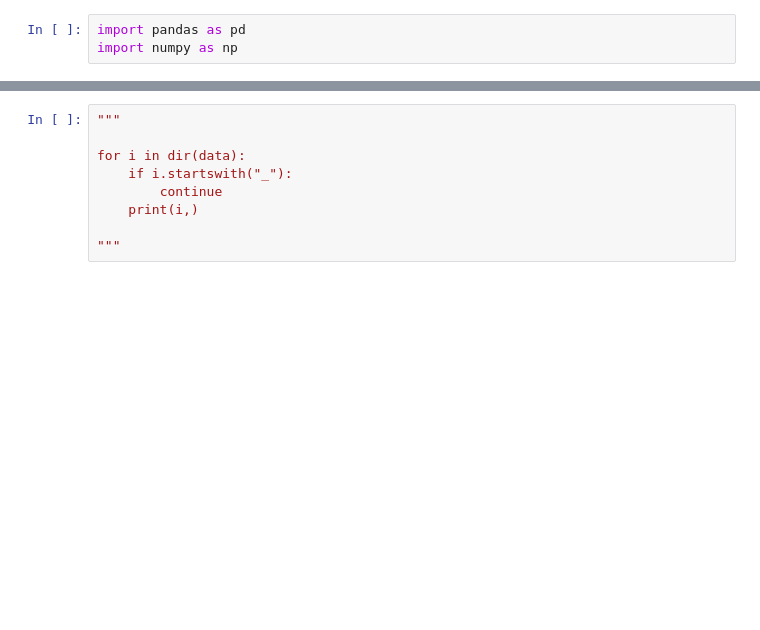
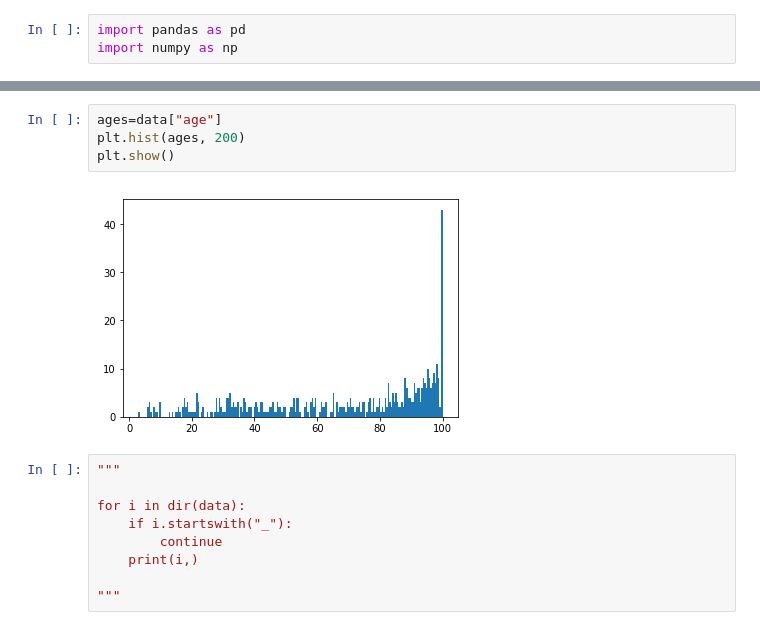
Before and after one commit to AarmonTech/PythonBasic2019, a Jupyter notebook: MatplotLib/Basic MatplotLib.ipynb, the cells around one changed output, grey strips where cells are left out. Saved outputs shown, nothing was run; the diff lists cells and outputs as text; blank space fills up the shorter version.

```diff
--- a/MatplotLib/Basic MatplotLib.ipynb
+++ b/MatplotLib/Basic MatplotLib.ipynb
@@ -41,3 +92,9 @@ data = pd.read_csv("Boston.csv")
+# %%
+ages=data["age"]
+plt.hist(ages, 200)
+plt.show()
+# %% [output]
+[figure, added]
 # %%
 """
 
```
Also changed, not shown: parts of 7 cells of this notebook, 10 other files.
